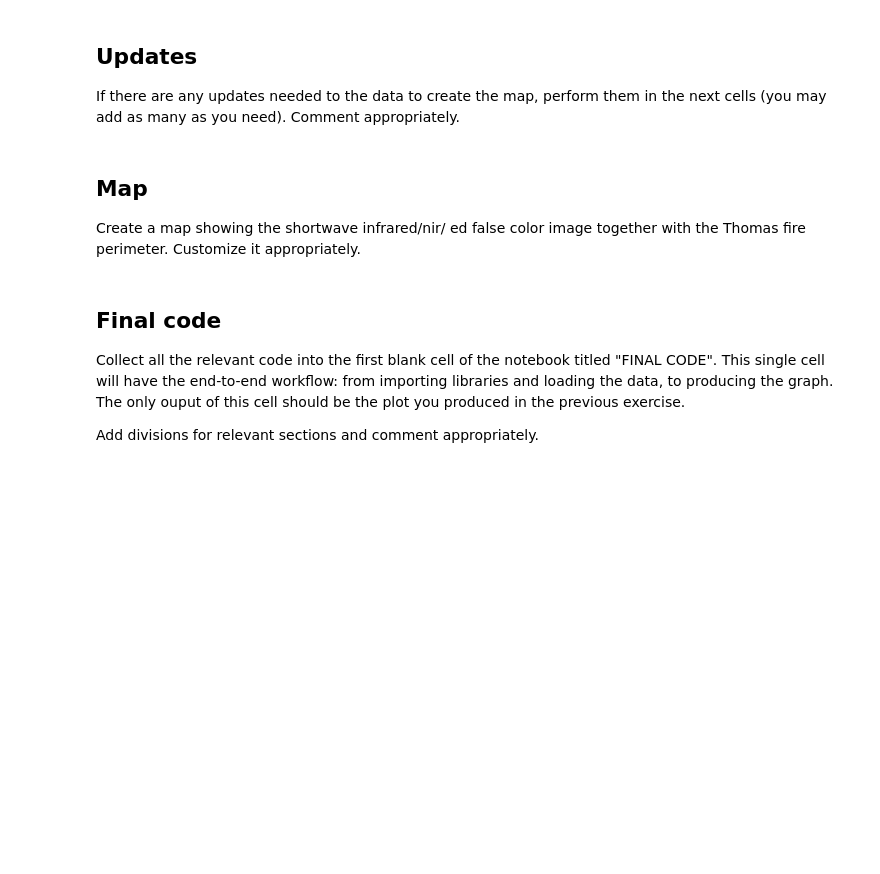
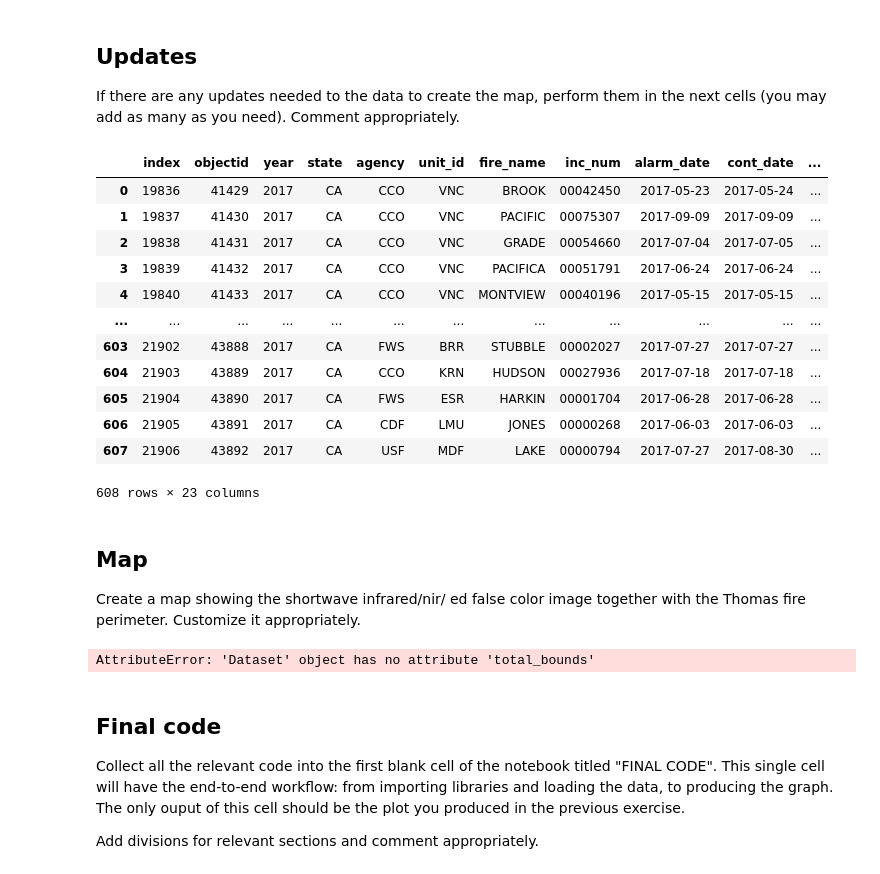
Before and after one commit to floraham/eds220-hwk-4, a Jupyter notebook: hwk4-task2-false-color.ipynb, the cells around one changed output. Saved outputs shown, nothing was run; the diff lists cells and outputs as text; code cells hidden in the pictures; blank space fills up the shorter version.

```diff
--- a/hwk4-task2-false-color.ipynb
+++ b/hwk4-task2-false-color.ipynb
@@ -151,6 +165,25 @@ If there are any updates needed to the data to create the map, perform them in t
 Comment appropriately.
 # %%
 # your code here
+ca_fire.columns = ca_fire.columns.str.lower()
+ca_fire.rename(columns={'year_': 'year'}, inplace=True)
+
+#setting the index column to "index" in case it needs to be preserved, and resetting the default index column.
+ca_fire.set_index('index').reset_index()
+# %% [output]
+|  | index | objectid | year | state | agency | unit_id | fire_name | inc_num | alarm_date | cont_date | ... |
+| 0 | 19836 | 41429 | 2017 | CA | CCO | VNC | BROOK | 00042450 | 2017-05-23 | 2017-05-24 | ... |
+| 1 | 19837 | 41430 | 2017 | CA | CCO | VNC | PACIFIC | 00075307 | 2017-09-09 | 2017-09-09 | ... |
+| 2 | 19838 | 41431 | 2017 | CA | CCO | VNC | GRADE | 00054660 | 2017-07-04 | 2017-07-05 | ... |
+| 3 | 19839 | 41432 | 2017 | CA | CCO | VNC | PACIFICA | 00051791 | 2017-06-24 | 2017-06-24 | ... |
+| 4 | 19840 | 41433 | 2017 | CA | CCO | VNC | MONTVIEW | 00040196 | 2017-05-15 | 2017-05-15 | ... |
+| ... | ... | ... | ... | ... | ... | ... | ... | ... | ... | ... | ... |
+| 603 | 21902 | 43888 | 2017 | CA | FWS | BRR | STUBBLE | 00002027 | 2017-07-27 | 2017-07-27 | ... |
+| 604 | 21903 | 43889 | 2017 | CA | CCO | KRN | HUDSON | 00027936 | 2017-07-18 | 2017-07-18 | ... |
+| 605 | 21904 | 43890 | 2017 | CA | FWS | ESR | HARKIN | 00001704 | 2017-06-28 | 2017-06-28 | ... |
+| 606 | 21905 | 43891 | 2017 | CA | CDF | LMU | JONES | 00000268 | 2017-06-03 | 2017-06-03 | ... |
+| 607 | 21906 | 43892 | 2017 | CA | USF | MDF | LAKE | 00000794 | 2017-07-27 | 2017-08-30 | ... |
+608 rows × 23 columns
 # %% [markdown]
 ## Map
 
@@ -158,6 +191,35 @@ Create a map showing the shortwave infrared/nir/ ed false color image together w
 Customize it appropriately.
 # %%
 # your code here
+
+
+# this is how you'd open the raster dataset if you have one
+#tiff = rasterio.open('example.tif')
+#tiff_extent = [tiff.bounds[0], tiff.bounds[2], tiff.bounds[1], tiff.bounds[3]]
+
+# i am making this array up
+tiff_band_1 = np.random.randint(0, 10, size=(65, 64))
+tiff_extent = fc.total_bounds()
+
+shapefile = gpd.read_file(gpd.datasets.get_path('naturalearth_lowres'))
+shapefile = shapefile.to_crs('epsg:3035')
+shapefile = shapefile[shapefile.name == 'Germany']
+
+f, ax = plt.subplots()
+
+# plot DEM
+rasterplot.show(
+    tiff_band_1,  # use tiff.read(1) with your data
+    extent=tiff_extent,
+    ax=ax,
+
+)
+# plot shapefiles
+shapefile.plot(ax=ax, facecolor='w', edgecolor='k')
+plt.savefig('test.jpg')
+plt.show()
+# %% [output]
+AttributeError: 'Dataset' object has no attribute 'total_bounds'
 # %% [markdown]
 ## Final code
 
```
Also changed, not shown: parts of 8 cells of this notebook, 1 other file.
